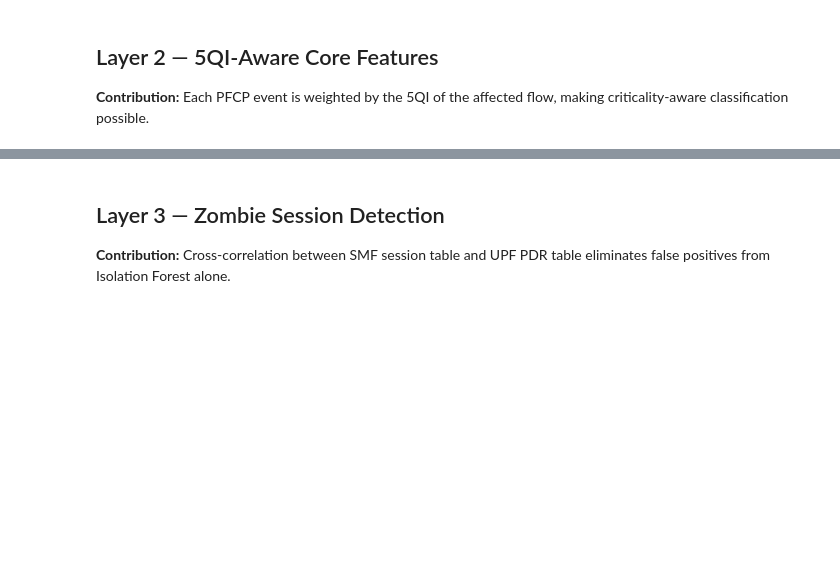
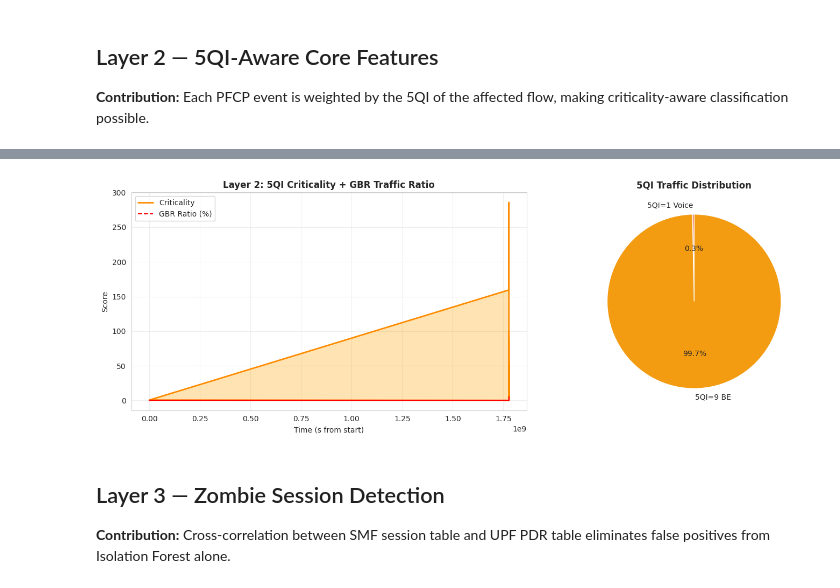
Before and after one commit to khsoukaina/Proactive-Observability-E2E-5G-, a Jupyter notebook: research_pipeline.ipynb, the cells around one changed output, grey strips where cells are left out. Saved outputs shown, nothing was run; the diff lists cells and outputs as text; code cells hidden in the pictures; blank space fills up the shorter version.

```diff
--- a/research_pipeline.ipynb
+++ b/research_pipeline.ipynb
@@ -6,6 +6,24 @@
 **Dataset:** PFCP + GTP-U + UPF metrics from free5GC + UERANSIM testbed
 
 ---
+# %%
+import pandas as pd
+import matplotlib.pyplot as plt
+import seaborn as sns
+import numpy as np
+from datetime import datetime
+
+# Helper: convert epoch to relative seconds
+def to_relative_time(df, time_col='time_window'):
+    df = df.copy()
+    df['t_rel'] = df[time_col] - df[time_col].min()
+    return df
+
+# Helper: epoch to readable time
+def to_readable(df, time_col='time_window'):
+    df = df.copy()
+    df['t_readable'] = pd.to_datetime(df[time_col], unit='s')
+    return df
 # %% [markdown]
 ## Setup
 # %%
@@ -62,21 +129,40 @@ L2[['time_window', 'gbr_ratio', 'voice_ratio', 'weighted_criticality', 'regime']
 # %%
-fig, axes = plt.subplots(1, 2, figsize=(14, 5))
+L2 = pd.read_csv('features/L2_5qi_features.csv')
+L2 = to_relative_time(L2)
 
-axes[0].plot(L2['time_window'], L2['weighted_criticality'], color='darkorange', lw=2)
-axes[0].fill_between(L2['time_window'], L2['weighted_criticality'], alpha=0.3, color='orange')
-axes[0].set_title('Layer 2: 5QI-Weighted Criticality Score')
-axes[0].set_xlabel('Time Window')
-axes[0].set_ylabel('Weighted Criticality')
+fig, axes = plt.subplots(1, 2, figsize=(15, 5))
 
-regime_counts = L2['regime'].value_counts().sort_index()
-regime_labels = {0: 'Normal', 1: 'Low Stress', 2: 'High Load', 3: 'Critical GBR'}
-labels = [regime_labels.get(i, str(i)) for i in regime_counts.index]
-colors = ['#2ecc71', '#f39c12', '#e74c3c', '#9b59b6'][:len(regime_counts)]
-axes[1].pie(regime_counts.values, labels=labels, colors=colors, autopct='%1.1f%%', startangle=90)
-axes[1].set_title('Regime Distribution')
+axes[0].plot(L2['t_rel'], L2['weighted_criticality'],
+             color='darkorange', lw=2, label='Criticality')
+axes[0].fill_between(L2['t_rel'], L2['weighted_criticality'],
+                      alpha=0.3, color='orange')
+axes[0].plot(L2['t_rel'], L2['gbr_ratio']*100,
+             '--', color='red', lw=1.5, label='GBR Ratio (%)')
+axes[0].set_title('Layer 2: 5QI Criticality + GBR Traffic Ratio', fontweight='bold')
+axes[0].set_xlabel('Time (s from start)')
+axes[0].set_ylabel('Score')
+axes[0].legend()
+axes[0].grid(alpha=0.3)
+
+# Show 5QI distribution instead of regime pie (more informative)
+qi_counts = pd.Series({
+    '5QI=1 Voice': L2['voice_pkts'].sum(),
+    '5QI=4 Video': max(L2['gbr_pkts'].sum() - L2['voice_pkts'].sum(), 0),
+    '5QI=8 BE-High': L2['be_pkts'].sum(),
+    '5QI=70 IoT': L2['iot_pkts'].sum() if 'iot_pkts' in L2 else 0,
+    '5QI=9 BE': max(L2['total_pkts'].sum() - L2['gbr_pkts'].sum() - L2['be_pkts'].sum(), 0)
+})
+qi_counts = qi_counts[qi_counts > 0]
+axes[1].pie(qi_counts.values, labels=qi_counts.index,
+            colors=['#e74c3c','#f39c12','#3498db','#2ecc71','#95a5a6'][:len(qi_counts)],
+            autopct='%1.1f%%', startangle=90)
+axes[1].set_title('5QI Traffic Distribution', fontweight='bold')
+
 plt.tight_layout()
-plt.savefig('plots/layer2_5qi_features.png', bbox_inches='tight')
+plt.savefig('plots/layer2_5qi_features.png', bbox_inches='tight', dpi=150)
 plt.show()
+# %% [output]
+[figure, added]
 # %% [markdown]
 ## Layer 3 — Zombie Session Detection
 
```
Also changed, not shown: parts of 10 cells of this notebook, 32 other files.
